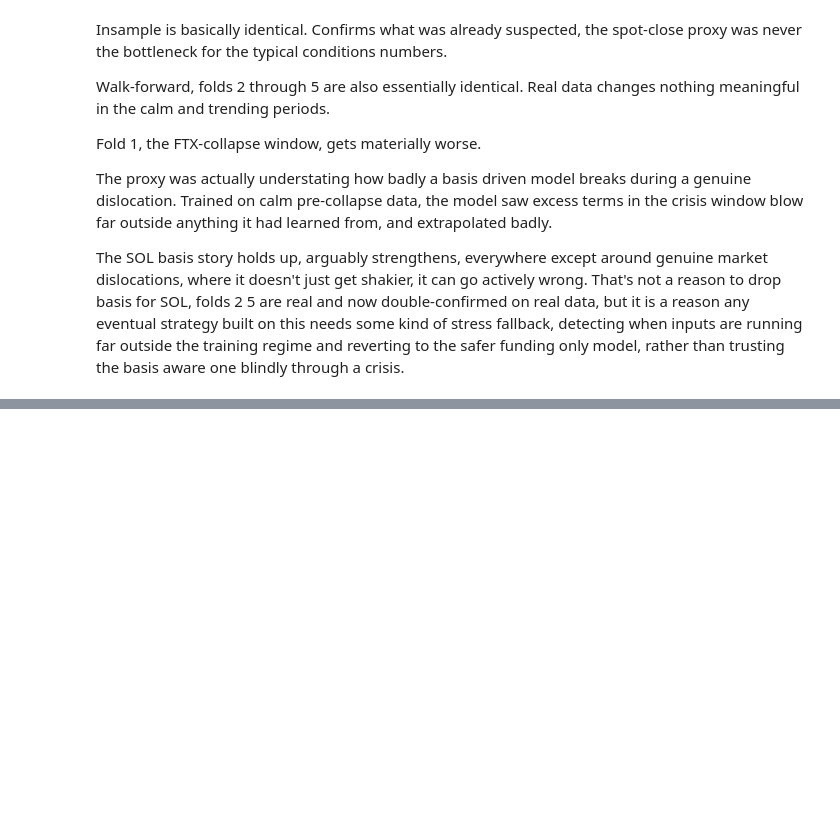
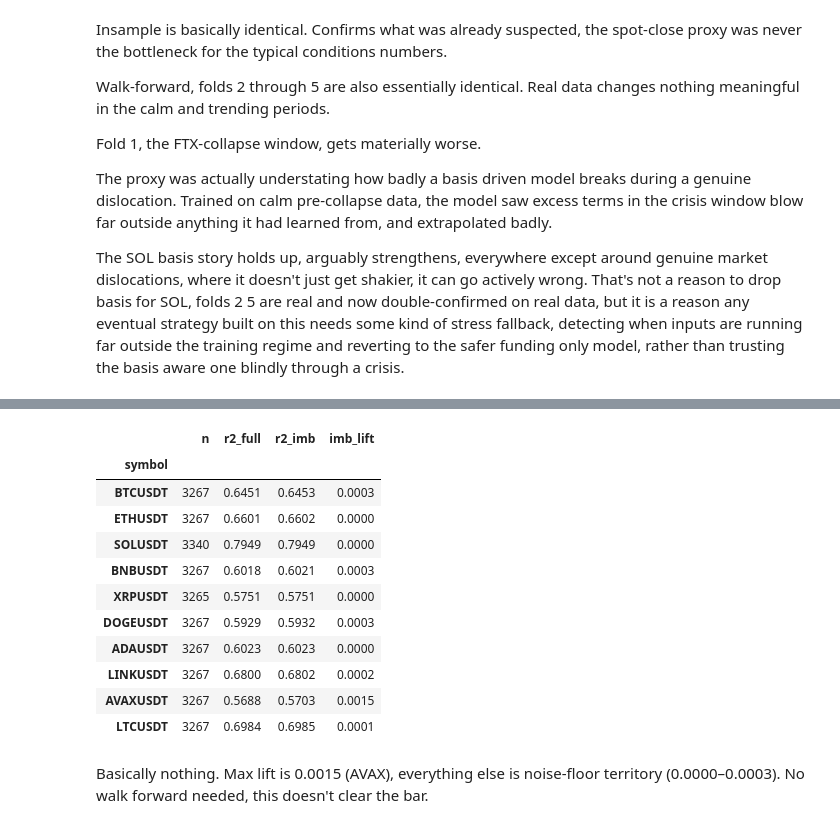
Before and after one commit to darkskele/quant_platform, a Jupyter notebook: research/funding_signal.ipynb, the cells around one changed output, grey strips where cells are left out. Cells and saved outputs as stored; diff of their text form; code cells hidden in the pictures; blank space fills up the shorter version.

Commit message:
dead end on imbalance

```diff
--- a/research/funding_signal.ipynb
+++ b/research/funding_signal.ipynb
@@ -591,0 +679,64 @@ The SOL basis story holds up, arguably strengthens, everywhere except around gen
+# %%
+def load_kline_cols(symbol: str, subpath: str, cols: list[str]) -> pd.DataFrame:
+    """Concat daily 1m kline CSVs under data/<symbol>/<subpath>/ into a DataFrame of the given columns."""
+    files = sorted(glob.glob(os.path.join(DATA, symbol, subpath, f"{symbol}-1m-*.csv")))
+    if not files:
+        raise FileNotFoundError(f"no kline CSVs under {symbol}/{subpath}")
+    parts = [pd.read_csv(f, header=None, names=KLINE_COLS, usecols=["open_time_ms"] + cols) for f in files]
+    df = pd.concat(parts, ignore_index=True)
+    df["ts"] = pd.to_datetime(df["open_time_ms"], unit="ms")
+    return df.sort_values("ts").drop_duplicates("ts").set_index("ts")[cols]
+
+def taker_imbalance_minutes(symbol: str) -> pd.Series:
+    """Per-minute taker buy/sell imbalance from futures klines, (2*taker_buy_base - volume) / volume."""
+    df = load_kline_cols(symbol, "futures/klines", ["taker_buy_base", "volume"])
+    return ((2 * df["taker_buy_base"] - df["volume"]) / df["volume"]).rename("imbalance")
+
+# Needs a third hook, redefining for simplicity
+def build_feat(symbol: str, basis_fn=basis_proxy_minutes, extra_fn=None, imbalance_fn=None) -> pd.DataFrame:
+    funding_sym = funding[symbol]
+    basis_avg_sym = bucket_to_settlements(basis_fn(symbol), funding_sym.index).rename("basis_avg")
+
+    parts = [funding_sym.rename("funding"),
+             funding_sym.ewm(span=FEAT_SPAN).mean().rename("funding_ewma"),
+             funding_sym.rolling(FEAT_SPAN).std().rename("funding_vol"),
+             basis_avg_sym,
+             basis_avg_sym.diff().rename("basis_trend"),
+             funding_sym.shift(-1).rename("funding_next")]
+
+    if imbalance_fn is not None:
+        imb_avg = bucket_to_settlements(imbalance_fn(symbol), funding_sym.index).rename("imbalance_avg")
+        parts += [imb_avg, imb_avg.diff().rename("imbalance_trend")]
+    if extra_fn is not None:
+        parts.append(extra_fn(symbol, funding_sym))
+
+    f = pd.concat(parts, axis=1, join="inner").dropna()
+    f["excess_pos"] = (f["basis_avg"] - UPPER).clip(lower=0)
+    f["excess_neg"] = (f["basis_avg"] - LOWER).clip(upper=0)
+    return f
+
+COLS_IMBALANCE = COLS_FULL + ["imbalance_avg", "imbalance_trend"]
+
+results_imb = []
+for s in SYMBOLS:
+    f = build_feat(s, imbalance_fn=taker_imbalance_minutes)
+    r2_full = r2_of(f, COLS_FULL)
+    r2_imb = r2_of(f, COLS_IMBALANCE)
+    results_imb.append({"symbol": s, "n": len(f), "r2_full": r2_full, "r2_imb": r2_imb, "imb_lift": r2_imb - r2_full})
+
+pd.DataFrame(results_imb).set_index("symbol").round(4)
+# %% [output]
+|  | n | r2_full | r2_imb | imb_lift |
+| symbol |  |  |  |  |
+| BTCUSDT | 3267 | 0.6451 | 0.6453 | 0.0003 |
+| ETHUSDT | 3267 | 0.6601 | 0.6602 | 0.0000 |
+| SOLUSDT | 3340 | 0.7949 | 0.7949 | 0.0000 |
+| BNBUSDT | 3267 | 0.6018 | 0.6021 | 0.0003 |
+| XRPUSDT | 3265 | 0.5751 | 0.5751 | 0.0000 |
+| DOGEUSDT | 3267 | 0.5929 | 0.5932 | 0.0003 |
+| ADAUSDT | 3267 | 0.6023 | 0.6023 | 0.0000 |
+| LINKUSDT | 3267 | 0.6800 | 0.6802 | 0.0002 |
+| AVAXUSDT | 3267 | 0.5688 | 0.5703 | 0.0015 |
+| LTCUSDT | 3267 | 0.6984 | 0.6985 | 0.0001 |
+# %% [markdown]
+Basically nothing. Max lift is 0.0015 (AVAX), everything else is noise-floor territory (0.0000–0.0003). No walk forward needed, this doesn't clear the bar.
```
Also changed, not shown: parts of 5 cells of this notebook.
